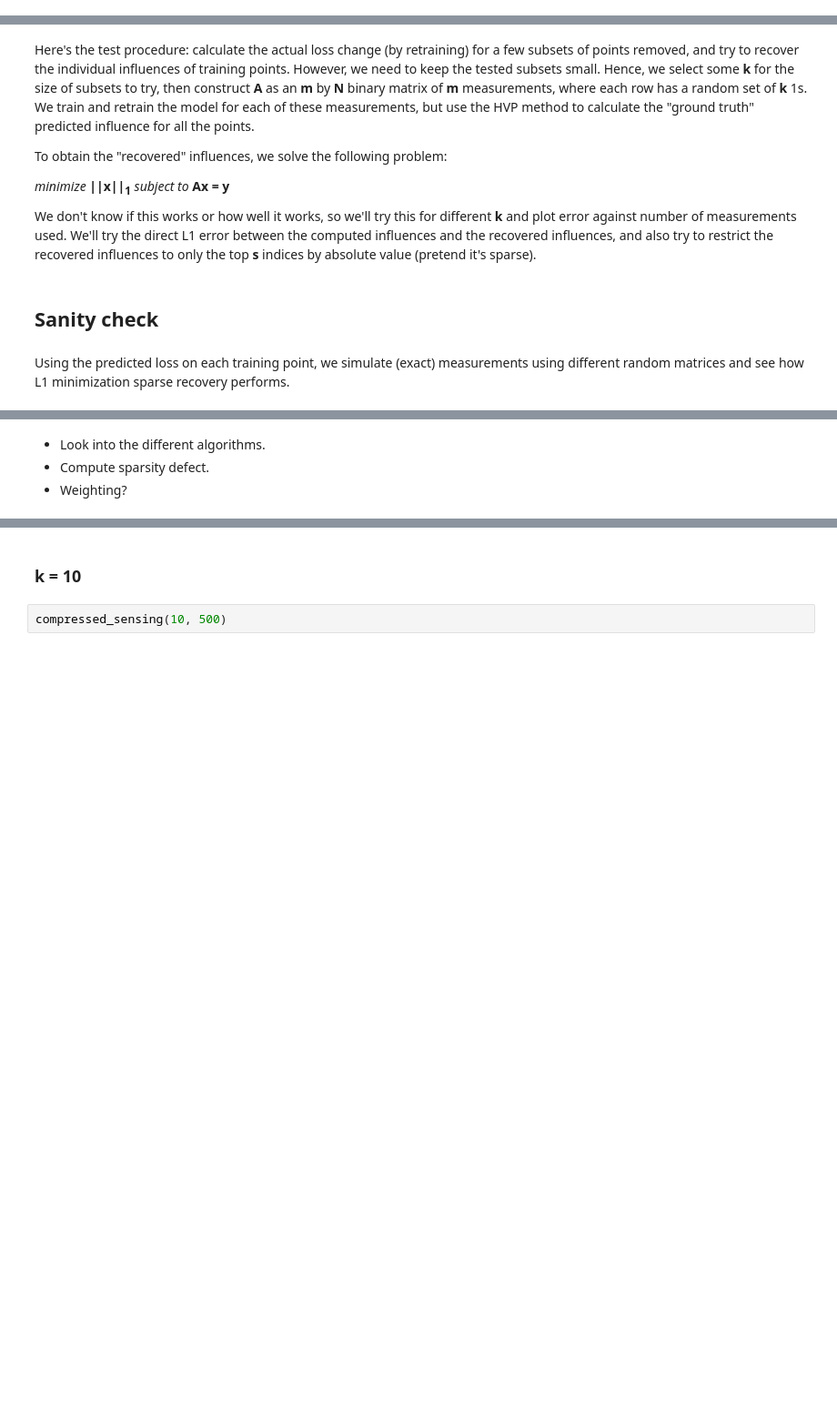
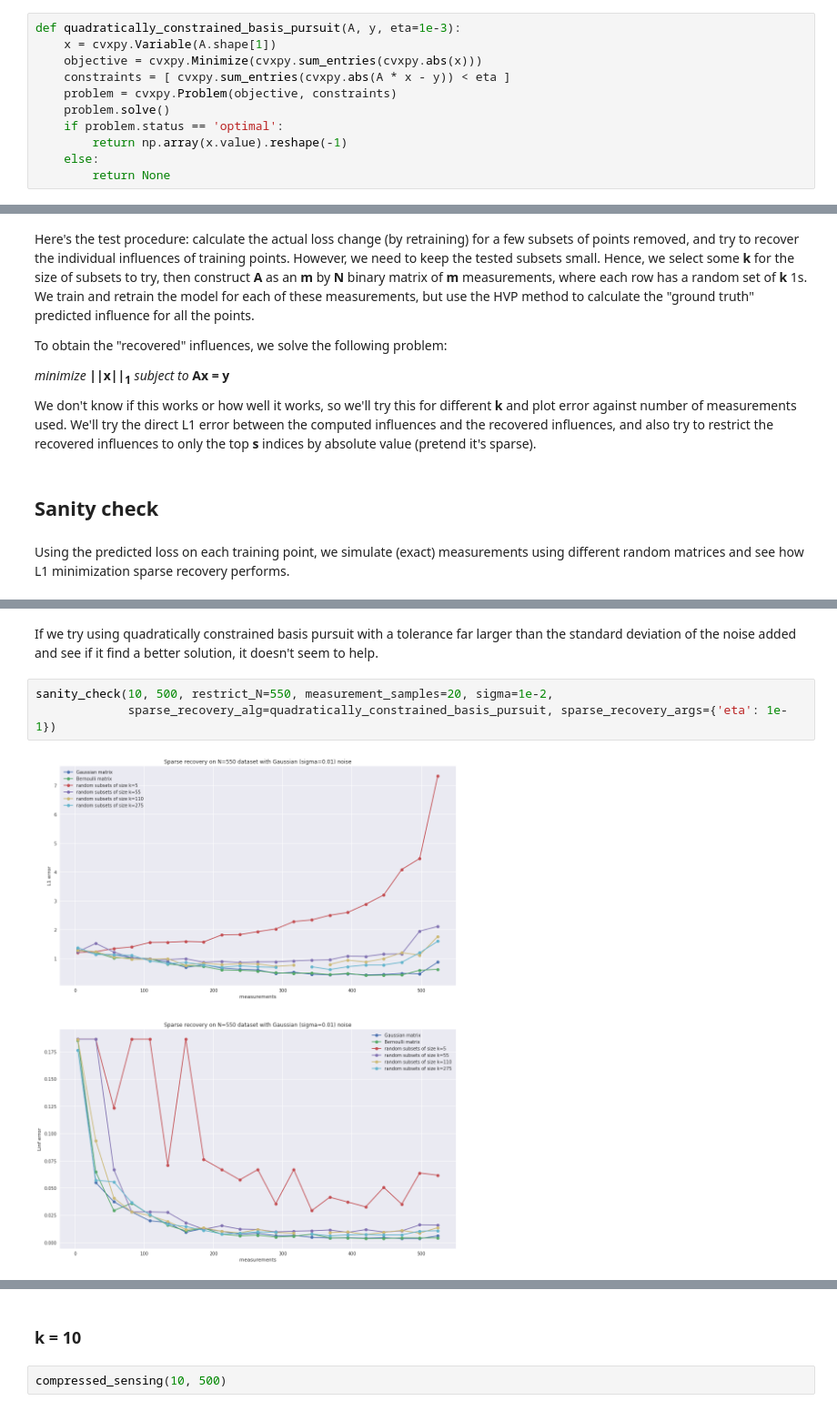
Before and after one commit to kohpangwei/influence-release, a Jupyter notebook: scripts/sensing.ipynb, the cells around one changed output, grey strips where cells are left out. Shown at 91% size. Drawn from its saved outputs; the diff is of its cells as text; blank space fills up the shorter version.

```diff
--- a/scripts/sensing.ipynb
+++ b/scripts/sensing.ipynb
@@ -32,4 +33,15 @@ def l1_minimization_sparse_recovery(A, y):
         return np.array(x.value).reshape(-1)
     else:
         return None
+# %%
+def quadratically_constrained_basis_pursuit(A, y, eta=1e-3):
+    x = cvxpy.Variable(A.shape[1])
+    objective = cvxpy.Minimize(cvxpy.sum_entries(cvxpy.abs(x)))
+    constraints = [ cvxpy.sum_entries(cvxpy.abs(A * x - y)) < eta ]
+    problem = cvxpy.Problem(objective, constraints)
+    problem.solve()
+    if problem.status == 'optimal':
+        return np.array(x.value).reshape(-1)
+    else:
+        return None
 # %%
@@ -220,4 +214,7 @@ Trying 10 measurements
-# %% [markdown]
-- Look into the different algorithms.
-- Compute sparsity defect.
-- Weighting?
+# %% [markdown]
+If we try using quadratically constrained basis pursuit with a tolerance far larger than the standard deviation of the noise added and see if it find a better solution, it doesn't seem to help.
+# %%
+sanity_check(10, 500, restrict_N=550, measurement_samples=20, sigma=1e-2,
+             sparse_recovery_alg=quadratically_constrained_basis_pursuit, sparse_recovery_args={'eta': 1e-1})
+# %% [output]
+[figure, added]
```
Also changed, not shown: parts of 16 cells of this notebook.
